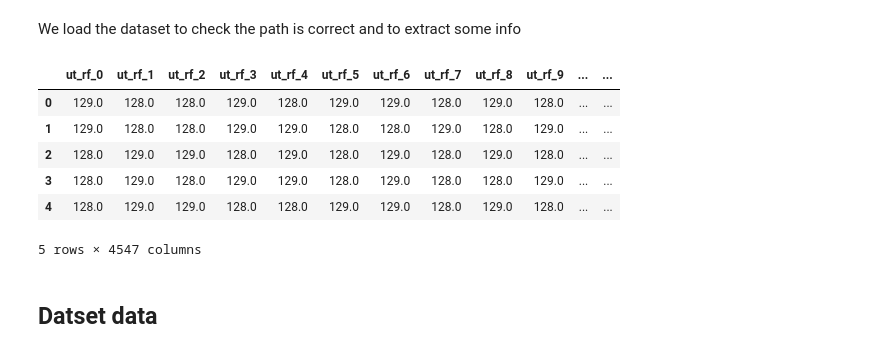
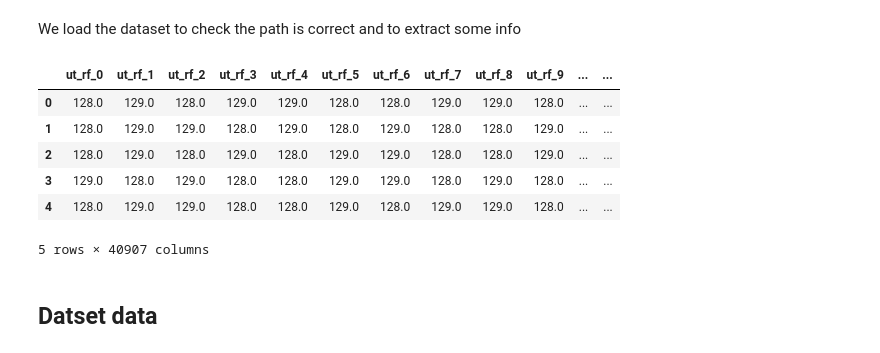
Before and after one commit to topeberti/utxct-db-tools, a Jupyter notebook: load/datasets.ipynb, the cells around one changed output. Cells and saved outputs as stored; diff of their text form; code cells hidden in the pictures.

```diff
--- a/load/datasets.ipynb
+++ b/load/datasets.ipynb
@@ -32,19 +32,19 @@ Connected to the database
 # %% [markdown]
 We load the dataset to check the path is correct and to extract some info
 # %%
-file_path = Path(r'\\192.168.10.106\imdea\DataDriven_UT_AlbertoVicente\04_ML_data\Juan Ignacio\JI_4\MonoElement\patch_vs_volfrac_3.csv')
+file_path = Path(r'\\192.168.10.106\imdea\DataDriven_UT_AlbertoVicente\04_ML_data\Juan Ignacio\JI_12\MonoElement\patch_vs_volfrac_9.csv')
 
 df = pd.read_csv(file_path)
 
 df.head(5)
 # %% [output]
 |  | ut_rf_0 | ut_rf_1 | ut_rf_2 | ut_rf_3 | ut_rf_4 | ut_rf_5 | ut_rf_6 | ut_rf_7 | ut_rf_8 | ut_rf_9 | ... | ... |
-| 0 | 129.0 | 128.0 | 128.0 | 129.0 | 128.0 | 129.0 | 129.0 | 128.0 | 129.0 | 128.0 | ... | ... |
-| 1 | 129.0 | 128.0 | 128.0 | 129.0 | 129.0 | 128.0 | 128.0 | 129.0 | 128.0 | 129.0 | ... | ... |
-| 2 | 128.0 | 129.0 | 129.0 | 128.0 | 129.0 | 128.0 | 129.0 | 128.0 | 129.0 | 128.0 | ... | ... |
-| 3 | 128.0 | 129.0 | 128.0 | 129.0 | 129.0 | 128.0 | 129.0 | 128.0 | 128.0 | 129.0 | ... | ... |
-| 4 | 128.0 | 129.0 | 129.0 | 128.0 | 128.0 | 129.0 | 129.0 | 128.0 | 129.0 | 128.0 | ... | ... |
+| 0 | 128.0 | 129.0 | 128.0 | 129.0 | 129.0 | 128.0 | 128.0 | 129.0 | 129.0 | 128.0 | ... | ... |
+| 1 | 128.0 | 129.0 | 129.0 | 128.0 | 129.0 | 128.0 | 129.0 | 128.0 | 128.0 | 129.0 | ... | ... |
+| 2 | 128.0 | 129.0 | 128.0 | 129.0 | 128.0 | 129.0 | 129.0 | 128.0 | 128.0 | 129.0 | ... | ... |
+| 3 | 129.0 | 128.0 | 129.0 | 128.0 | 128.0 | 129.0 | 129.0 | 128.0 | 129.0 | 128.0 | ... | ... |
+| 4 | 128.0 | 129.0 | 129.0 | 128.0 | 128.0 | 129.0 | 128.0 | 129.0 | 129.0 | 128.0 | ... | ... |
-5 rows × 4547 columns
+5 rows × 40907 columns
 # %% [markdown]
 ## Datset data
 # %% [markdown]
```
Also changed, not shown: parts of 9 cells of this notebook, 3 other files.
